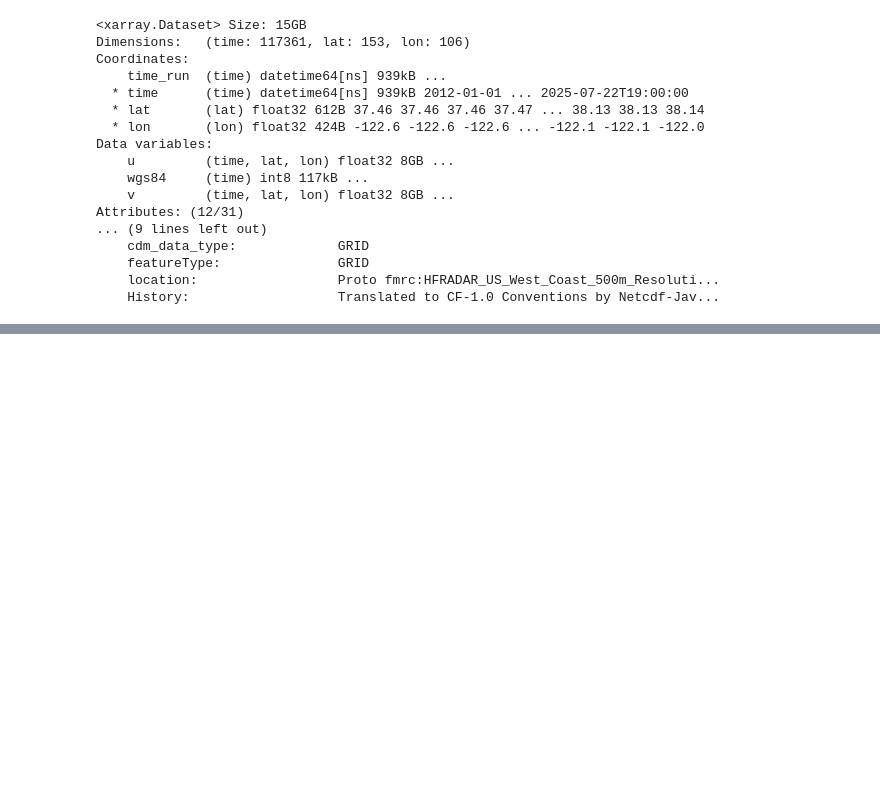
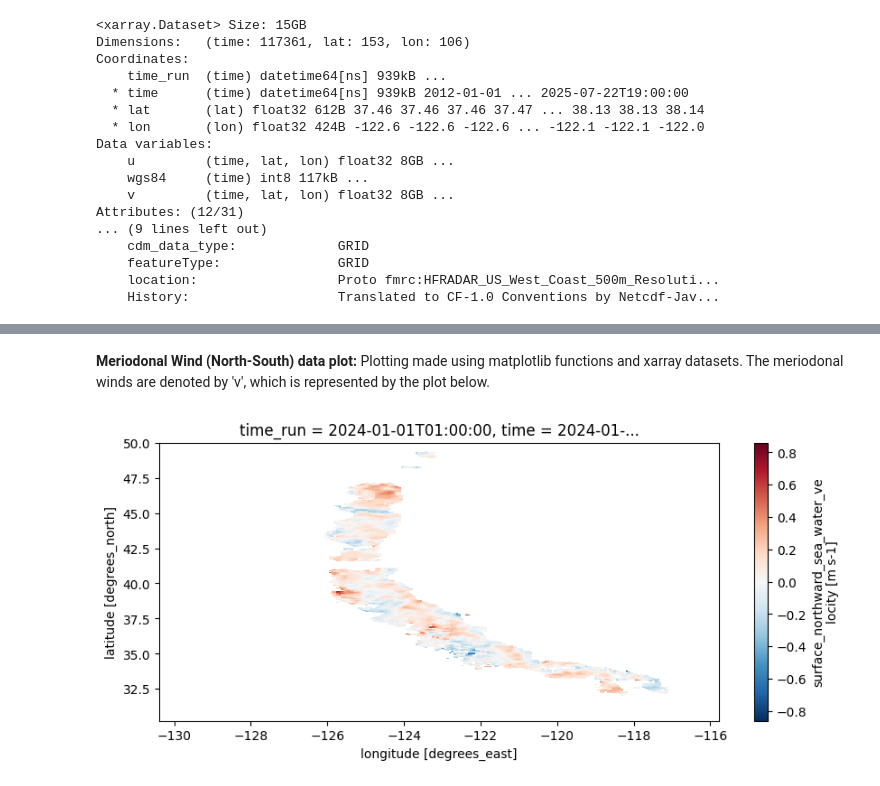
Before and after one commit to Robin-01/California-Coastal-Sea-Currents, a Jupyter notebook: CA_Coastal_Sea_Currents.ipynb, the cells around one changed output, grey strips where cells are left out. Cells and saved outputs as stored; diff of their text form; code cells hidden in the pictures; blank space fills up the shorter version.

```diff
--- a/CA_Coastal_Sea_Currents.ipynb
+++ b/CA_Coastal_Sea_Currents.ipynb
@@ -99,0 +108,10 @@ Attributes: (12/31)
+# %% [markdown]
+**Meriodonal Wind (North-South) data plot:**
+Plotting made using matplotlib functions and xarray datasets. The meriodonal winds are denoted by 'v', which is represented by the plot below.
+# %%
+# Wind data 1 - 6km from 2024 to 2025 plot for 'v' (north-south wind, aka 'Meriodonal winds')
+plt.figure(figsize=(10,4))
+wind_data_1.isel(time=1)['v'].plot(cmap='RdBu_r')
+plt.savefig('v.png')
+# %% [output]
+[figure, added]
```
Also changed, not shown: parts of 5 cells of this notebook.
